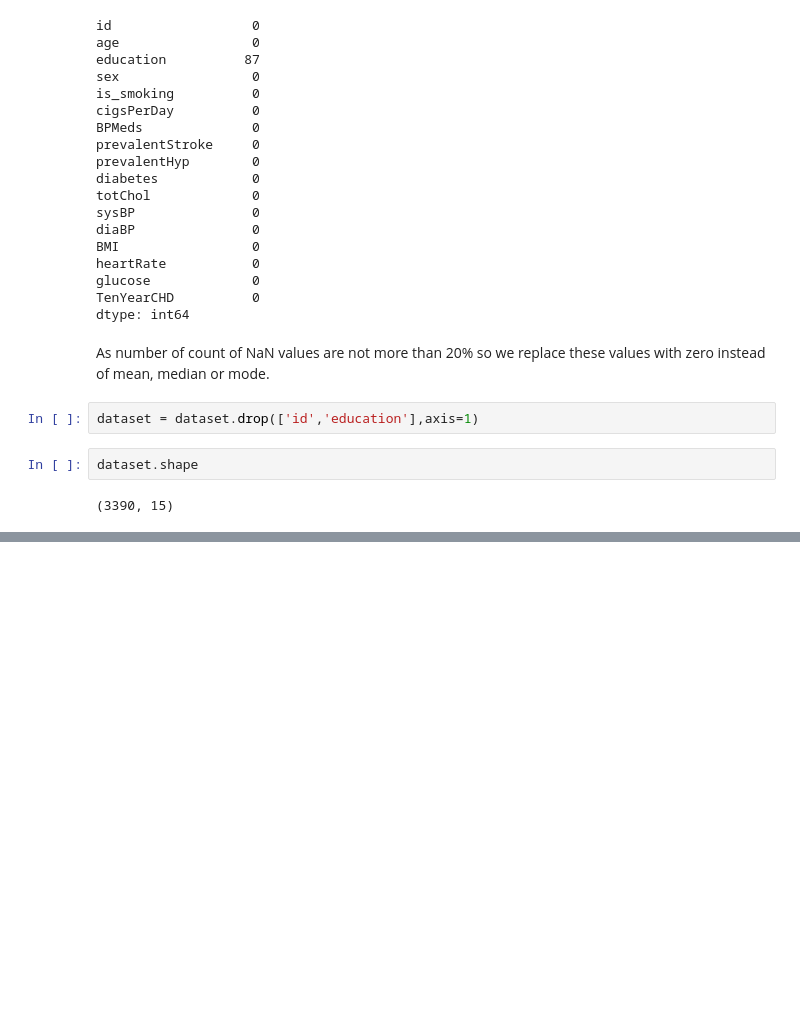
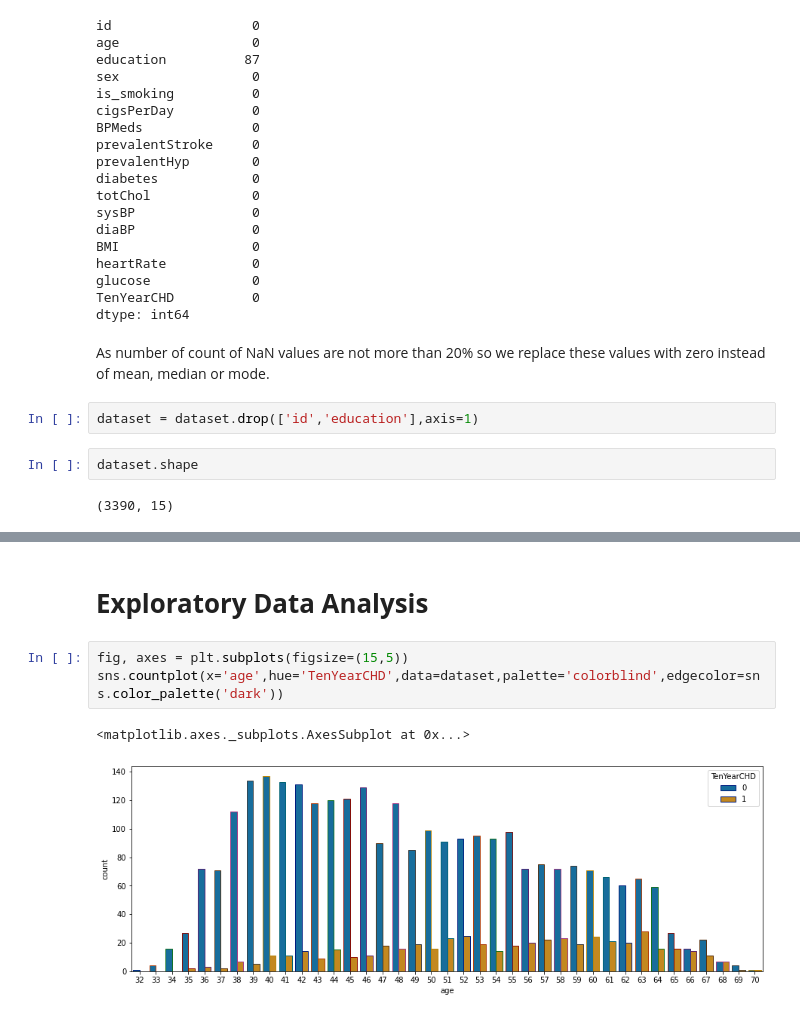
Before and after one commit to pmgumble/Cardiovascular-Risk-Prediction, a Jupyter notebook: Pratik_M_Gumble_Cardiovascular_Risk_Prediction.ipynb, the cells around one changed output, grey strips where cells are left out. Saved outputs shown, nothing was run; the diff lists cells and outputs as text; blank space fills up the shorter version.

```diff
--- a/Pratik_M_Gumble_Cardiovascular_Risk_Prediction.ipynb
+++ b/Pratik_M_Gumble_Cardiovascular_Risk_Prediction.ipynb
@@ -216,0 +284,8 @@ dataset.describe(include='all')
+# %% [markdown]
+# **Exploratory Data Analysis**
+# %%
+fig, axes = plt.subplots(figsize=(15,5))
+sns.countplot(x='age',hue='TenYearCHD',data=dataset,palette='colorblind',edgecolor=sns.color_palette('dark'))
+# %% [output]
+<matplotlib.axes._subplots.AxesSubplot at 0x...>
+[figure, added]
```
Also changed, not shown: parts of 35 cells of this notebook.
